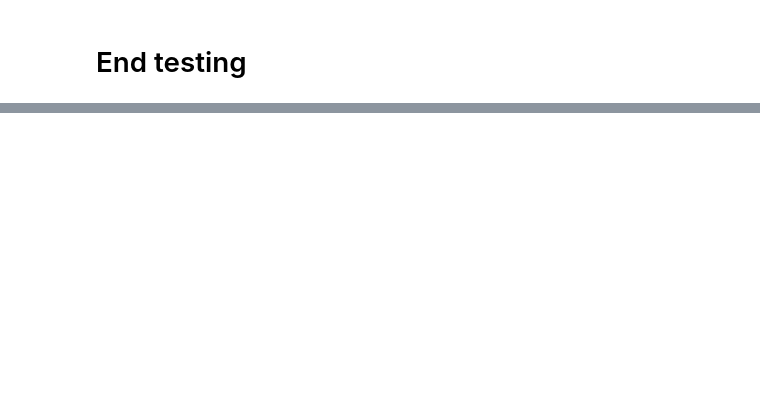
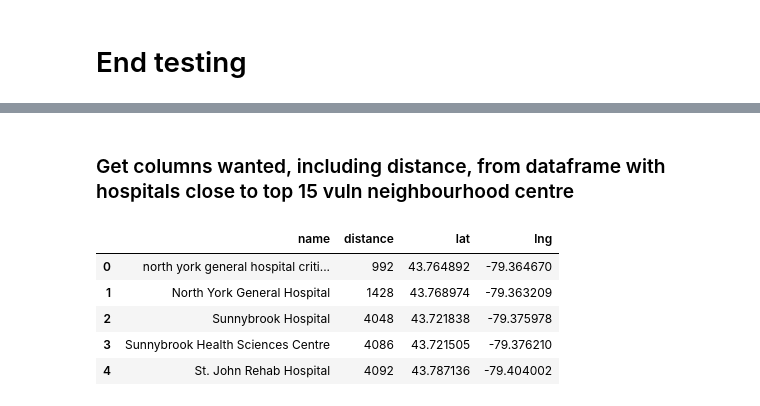
Before and after one commit to genephoenix/Coursera_Capstone, a Jupyter notebook: Capstone Project Notebook.ipynb, the cells around one changed output, grey strips where cells are left out. Cells and saved outputs as stored; diff of their text form; code cells hidden in the pictures; blank space fills up the shorter version.

```diff
--- a/Capstone Project Notebook.ipynb
+++ b/Capstone Project Notebook.ipynb
@@ -1484,0 +1537,13 @@ toronto_map
+# %% [markdown]
+### Get columns wanted, including distance, from dataframe with hospitals close to top 15 vuln neighbourhood centre
+# %%
+vuln_hospital_dist = dataframe_filtered_vuln[['name', 'distance', 'lat', 'lng']]
+
+vuln_hospital_dist.head()
+# %% [output]
+|  | name | distance | lat | lng |
+| 0 | north york general hospital criti... | 992 | 43.764892 | -79.364670 |
+| 1 | North York General Hospital | 1428 | 43.768974 | -79.363209 |
+| 2 | Sunnybrook Hospital | 4048 | 43.721838 | -79.375978 |
+| 3 | Sunnybrook Health Sciences Centre | 4086 | 43.721505 | -79.376210 |
+| 4 | St. John Rehab Hospital | 4092 | 43.787136 | -79.404002 |
```
Also changed, not shown: parts of 104 cells of this notebook.
